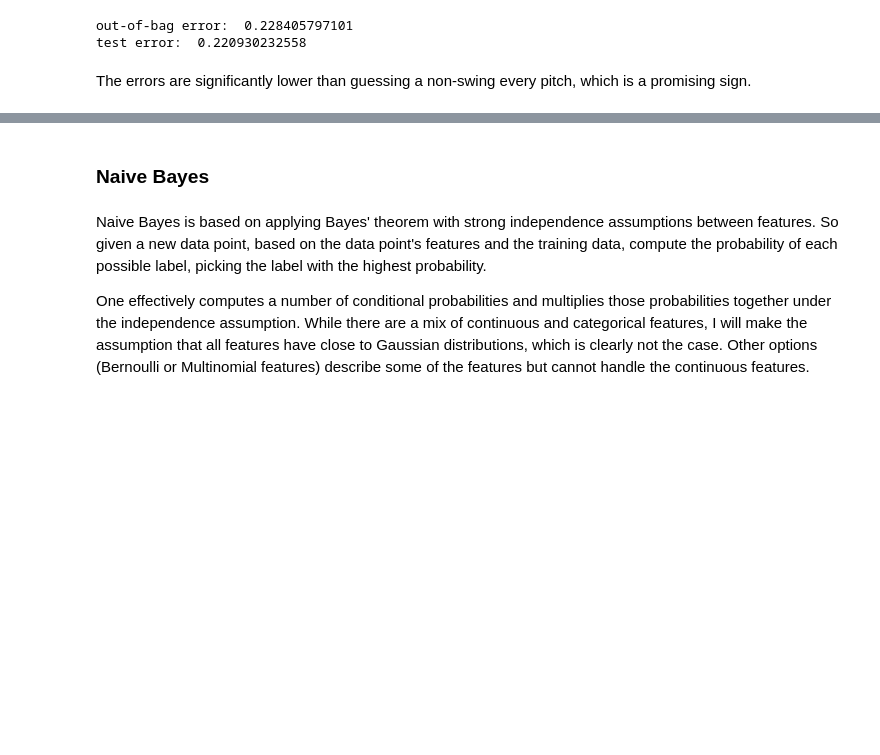
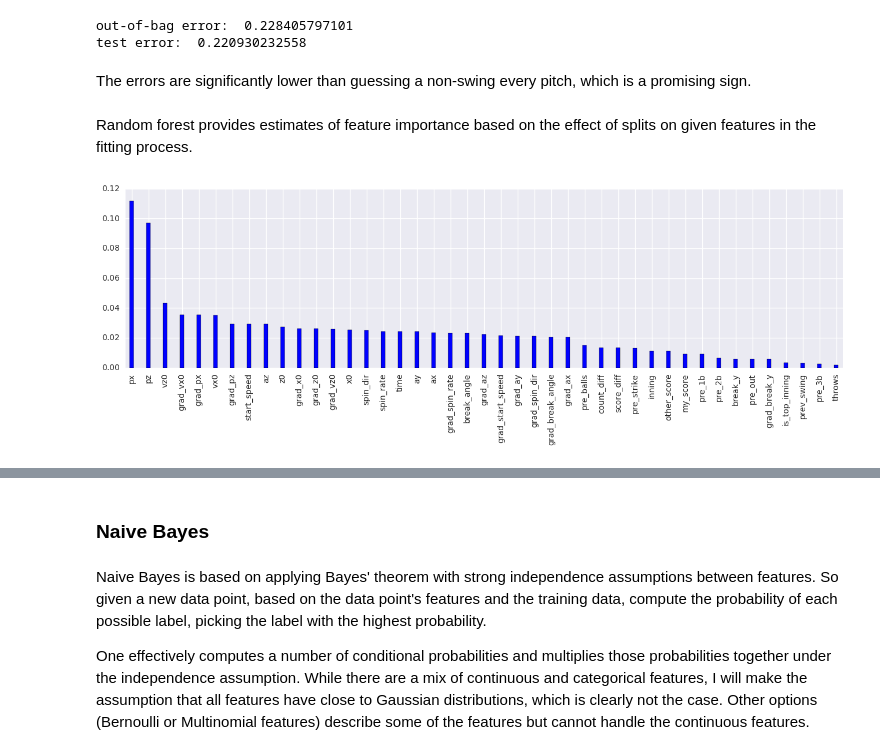
Before and after one commit to jasonpchang/pitchfx_sql, a Jupyter notebook: notebooks/swing_prediction/swing_prediction_models.ipynb, the cells around one changed output, grey strips where cells are left out. Drawn from its saved outputs; the diff is of its cells as text; code cells hidden in the pictures; blank space fills up the shorter version.

Commit message:
Added more text about feature importance

```diff
--- a/notebooks/swing_prediction/swing_prediction_models.ipynb
+++ b/notebooks/swing_prediction/swing_prediction_models.ipynb
@@ -166,3 +166,14 @@ out-of-bag error:  0.228405797101
 test error:  0.220930232558
 # %% [markdown]
 The errors are significantly lower than guessing a non-swing every pitch, which is a promising sign.
+# %% [markdown]
+Random forest provides estimates of feature importance based on the effect of splits on given features in the fitting process.
+# %%
+# feature importance plot
+importance = pd.Series(rf_fit.feature_importances_,
+                       index=X_train.columns)
+indices = np.argsort(importance)[::-1]
+importance[indices].plot.bar(color='blue', width=0.25, figsize=(16, 4))
+plt.show()
+# %% [output]
+[figure, added]
```
Also changed, not shown: parts of 3 cells of this notebook, 1 other file.
